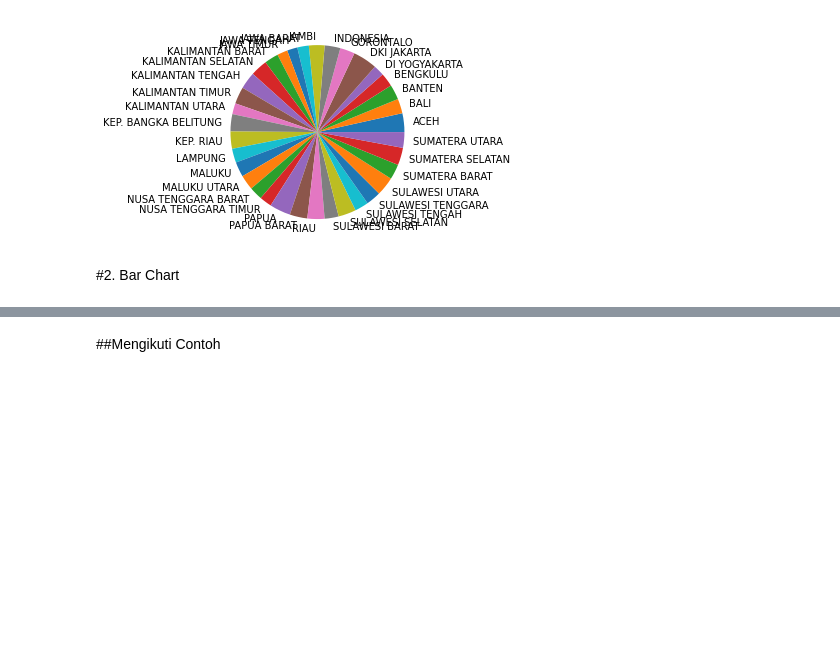
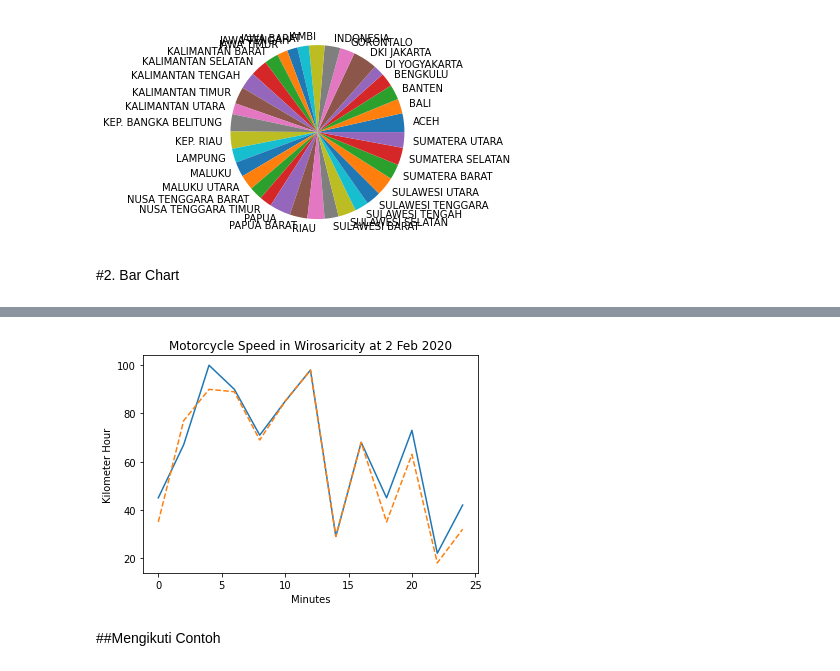
Before and after one commit to aricahyasaputra/data-sains-course-assigment-, a Jupyter notebook: Week 4/Tugas_4_Data_Sains.ipynb, the cells around one changed output, grey strips where cells are left out. Saved outputs shown, nothing was run; the diff lists cells and outputs as text; code cells hidden in the pictures; blank space fills up the shorter version.

```diff
--- a/Week 4/Tugas_4_Data_Sains.ipynb
+++ b/Week 4/Tugas_4_Data_Sains.ipynb
@@ -205,2 +251,16 @@ plt.show()
+# %%
+# visualisasi line graph dengan 2 nilai
+speed_actual = [45, 67, 100, 90, 71, 85, 98, 29, 68, 45, 73, 22, 42]
+speed_predicted = [35, 77, 90, 89, 69, 85, 98, 29, 68, 35, 63, 18, 32]
+minutes = [0, 2, 4, 6, 8, 10, 12, 14, 16, 18, 20, 22, 24]
+
+plt.plot(minutes, speed_actual)
+plt.plot(minutes, speed_predicted, linestyle='--')
+plt.title('Motorcycle Speed in Wirosaricity at 2 Feb 2020')
+plt.ylabel('Kilometer Hour')
+plt.xlabel('Minutes')
+plt.show()
+# %% [output]
+[figure, added]
 # %% [markdown]
 ##Mengikuti Contoh
```
Also changed, not shown: parts of 20 cells of this notebook.
